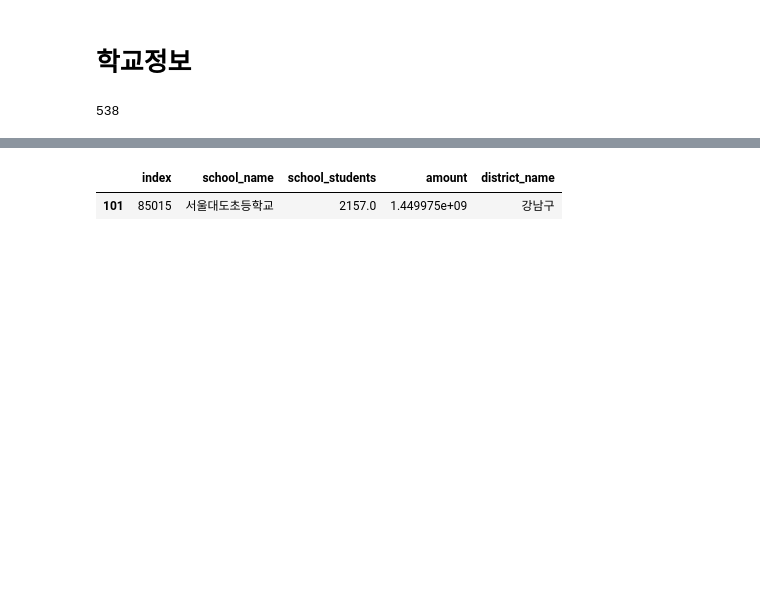
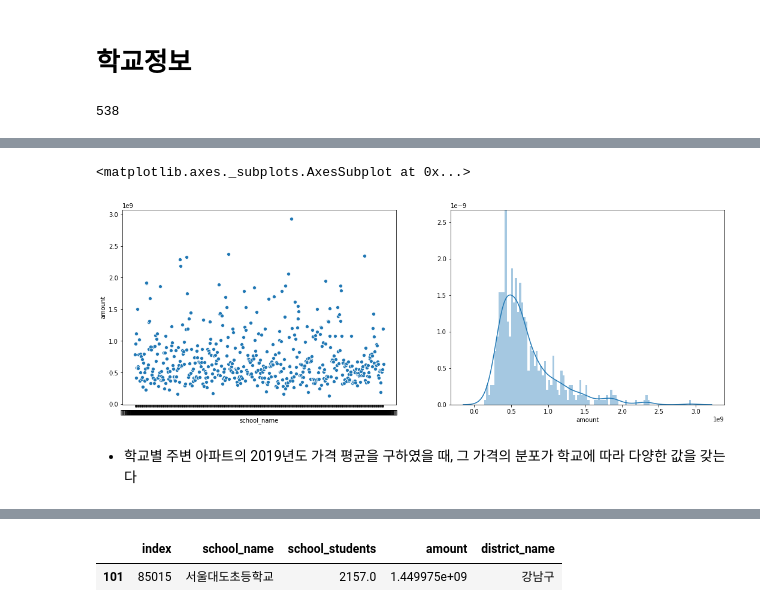
Before and after one commit to whoareyouwhoami/ProjectCasa, a Jupyter notebook: EDA/EDA_version1.ipynb, the cells around one changed output, grey strips where cells are left out. Drawn from its saved outputs; the diff is of its cells as text; code cells hidden in the pictures; blank space fills up the shorter version.

```diff
--- a/EDA/EDA_version1.ipynb
+++ b/EDA/EDA_version1.ipynb
@@ -152,0 +139,5 @@ df['school_name'].nunique()
+# %%
+sample = df[df['school_students']>0]
+sample = sample.groupby(['school_name','year'])['amount'].mean().reset_index()
+sample_2019 = sample[sample['year']==2019]
+sample_2019.head()
@@ -152,0 +151,11 @@ df['school_name'].nunique()
+# %%
+figure,(ax1,ax2) = plt.subplots(nrows=1,ncols=2)
+figure.set_size_inches(18,6)
+
+sns.scatterplot(sample_2019['school_name'],sample_2019['amount'],ax=ax1)
+sns.distplot(sample_2019['amount'],ax=ax2,bins=100)
+# %% [output]
+<matplotlib.axes._subplots.AxesSubplot at 0x...>
+[figure, added]
+# %% [markdown]
+- 학교별 주변 아파트의 2019년도 가격 평균을 구하였을 때, 그 가격의 분포가 학교에 따라 다양한 값을 갖는다
```
Also changed, not shown: parts of 25 cells of this notebook.
